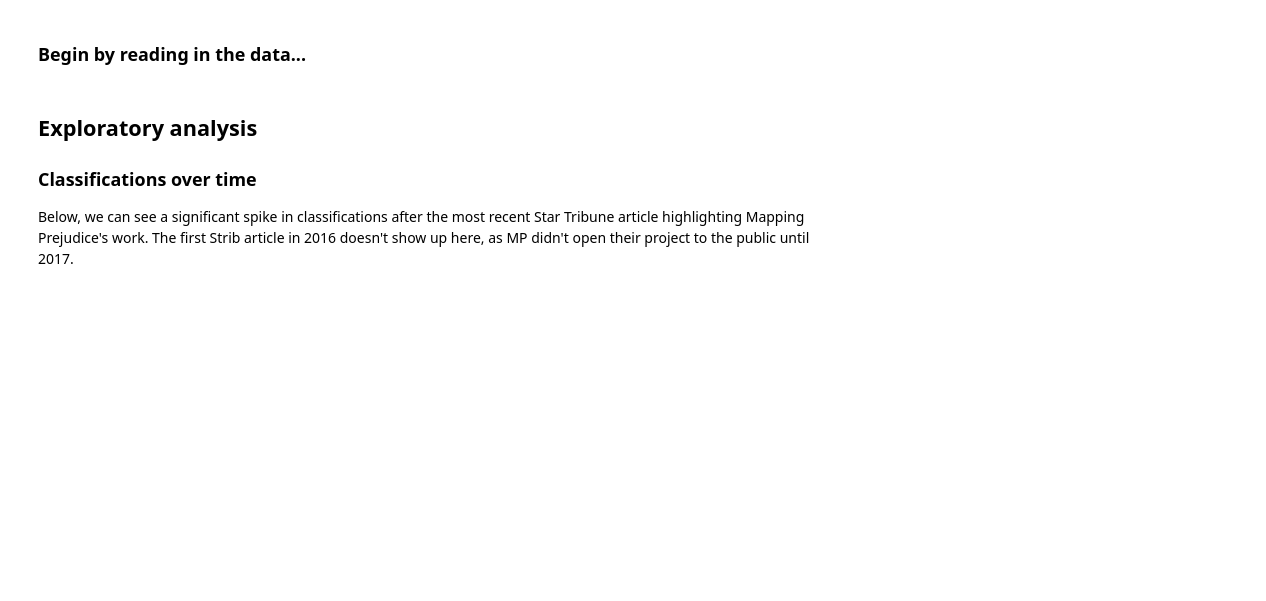
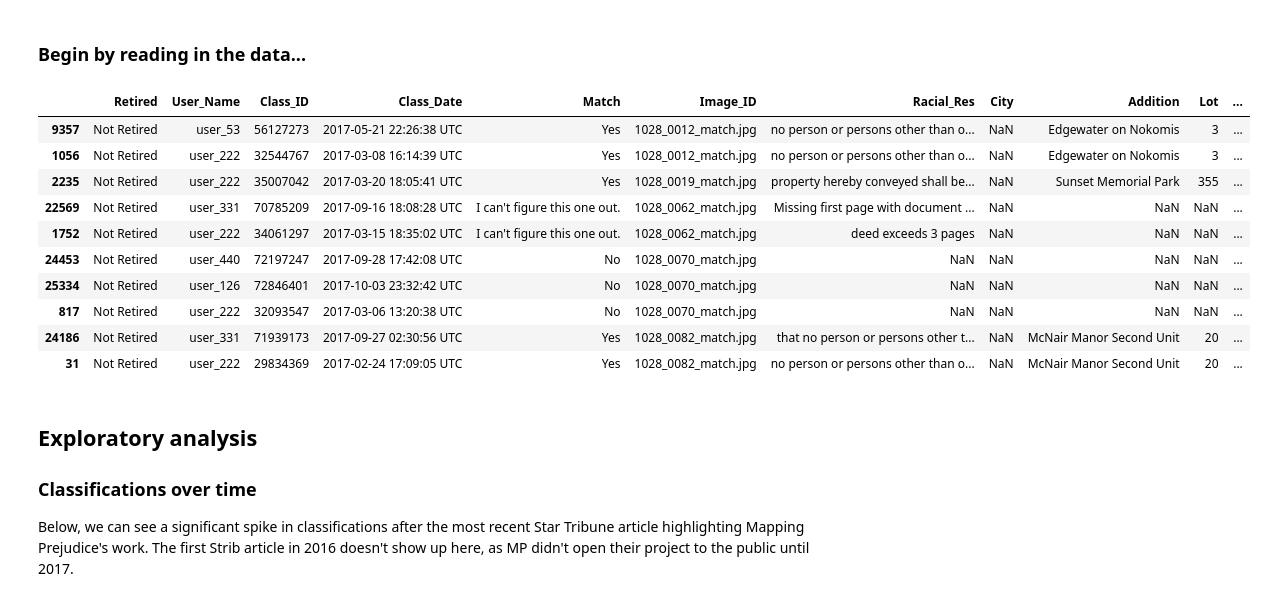
Before and after one commit to jake-mason/mapping-prejudice, a Jupyter notebook: Mapping Prejudice Exploratory.ipynb, the cells around one changed output. Cells and saved outputs as stored; diff of their text form; code cells hidden in the pictures; blank space fills up the shorter version.

```diff
--- a/Mapping Prejudice Exploratory.ipynb
+++ b/Mapping Prejudice Exploratory.ipynb
@@ -26,6 +26,19 @@ def handle_zero_division(x, y):
 ### Begin by reading in the data...
 # %%
 df = pd.read_excel('mp_data.xlsx')
+df.sort_values('Image_ID').head(10)
+# %% [output]
+|  | Retired | User_Name | Class_ID | Class_Date | Match | Image_ID | Racial_Res | City | Addition | Lot | ... |
+| 9357 | Not Retired | user_53 | 56127273 | 2017-05-21 22:26:38 UTC | Yes | 1028_0012_match.jpg | no person or persons other than o... | NaN | Edgewater on Nokomis | 3 | ... |
+| 1056 | Not Retired | user_222 | 32544767 | 2017-03-08 16:14:39 UTC | Yes | 1028_0012_match.jpg | no person or persons other than o... | NaN | Edgewater on Nokomis | 3 | ... |
+| 2235 | Not Retired | user_222 | 35007042 | 2017-03-20 18:05:41 UTC | Yes | 1028_0019_match.jpg | property hereby conveyed shall be... | NaN | Sunset Memorial Park | 355 | ... |
+| 22569 | Not Retired | user_331 | 70785209 | 2017-09-16 18:08:28 UTC | I can't figure this one out. | 1028_0062_match.jpg | Missing first page with document ... | NaN | NaN | NaN | ... |
+| 1752 | Not Retired | user_222 | 34061297 | 2017-03-15 18:35:02 UTC | I can't figure this one out. | 1028_0062_match.jpg | deed exceeds 3 pages | NaN | NaN | NaN | ... |
+| 24453 | Not Retired | user_440 | 72197247 | 2017-09-28 17:42:08 UTC | No | 1028_0070_match.jpg | NaN | NaN | NaN | NaN | ... |
+| 25334 | Not Retired | user_126 | 72846401 | 2017-10-03 23:32:42 UTC | No | 1028_0070_match.jpg | NaN | NaN | NaN | NaN | ... |
+| 817 | Not Retired | user_222 | 32093547 | 2017-03-06 13:20:38 UTC | No | 1028_0070_match.jpg | NaN | NaN | NaN | NaN | ... |
+| 24186 | Not Retired | user_331 | 71939173 | 2017-09-27 02:30:56 UTC | Yes | 1028_0082_match.jpg | that no person or persons other t... | NaN | McNair Manor Second Unit | 20 | ... |
+| 31 | Not Retired | user_222 | 29834369 | 2017-02-24 17:09:05 UTC | Yes | 1028_0082_match.jpg | no person or persons other than o... | NaN | McNair Manor Second Unit | 20 | ... |
 # %% [markdown]
 ## Exploratory analysis
 ### Classifications over time
```
Also changed, not shown: parts of 1 cell of this notebook, 1 other file.
